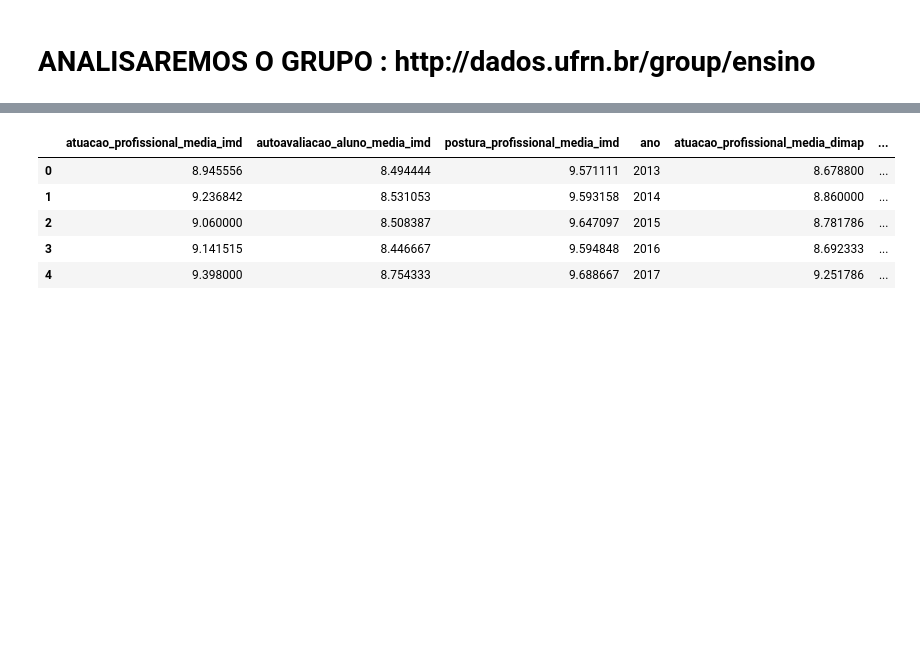
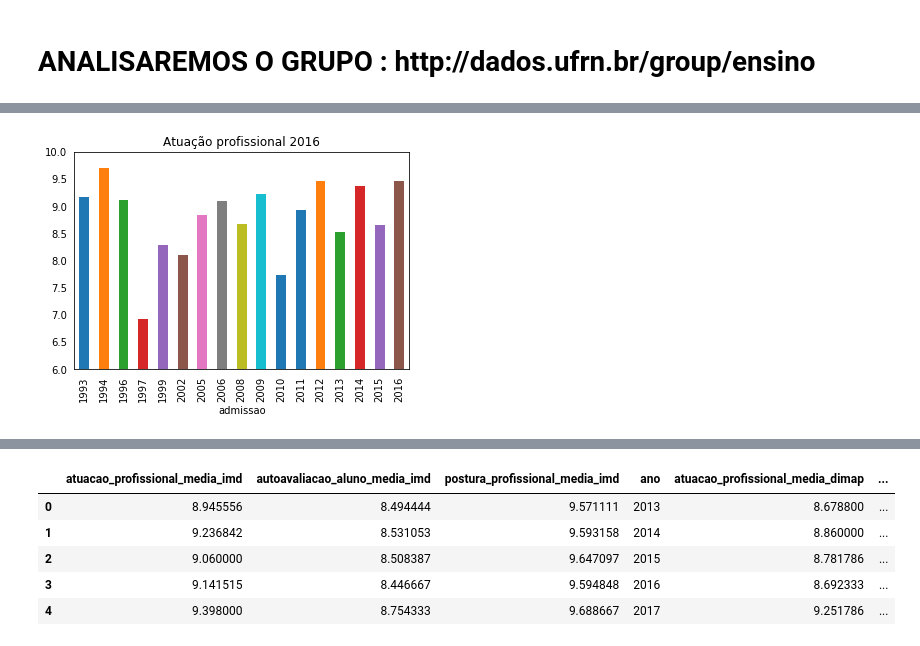
Before and after one commit to natanfernandes/ProjetoProbabilidade, a Jupyter notebook: Projeto Probabilidade(JOÃO).ipynb, the cells around one changed output, grey strips where cells are left out. Cells and saved outputs as stored; diff of their text form; code cells hidden in the pictures; blank space fills up the shorter version.

```diff
--- a/Projeto Probabilidade(JOÃO).ipynb
+++ b/Projeto Probabilidade(JOÃO).ipynb
@@ -200,0 +185,7 @@ docentes_avaliacao_imd.plot(kind='bar',x='admissao',y=["atuacao_profissional_med
+# %%
+ax2 = docentes_avaliacao_media_dimap_2016.plot(kind='bar',y=["atuacao_profissional_media", "autoavaliacao_aluno_media"],
+                               title='Atuação profissional 2016')
+ax2.set_ylim(6,10)
+ax2.tick_params(bottom="off", top="off", left="off", right="off")
+# %% [output]
+[figure, added]
```
Also changed, not shown: parts of 14 cells of this notebook.
